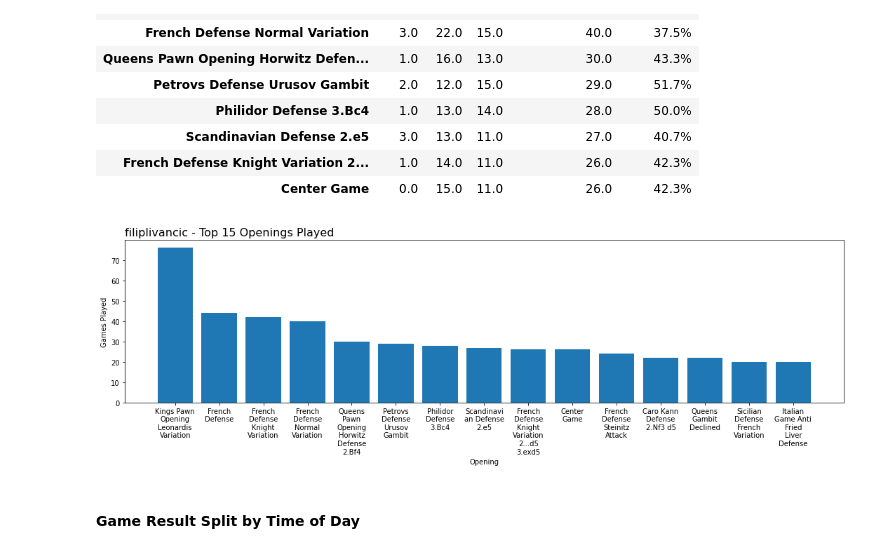
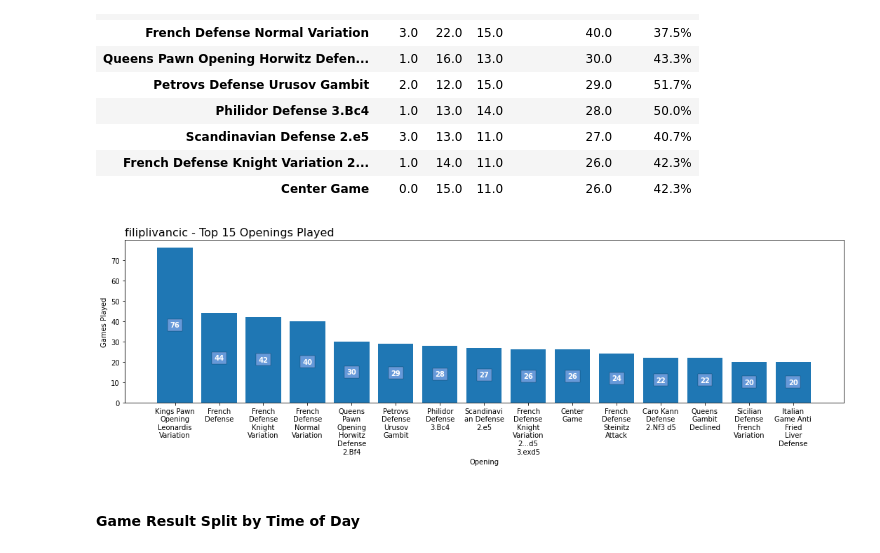
Before and after one commit to Filpill/chess_analysis, a Jupyter notebook: chess_analysis_v2.ipynb, the cells around one changed output. Drawn from its saved outputs; the diff is of its cells as text; code cells hidden in the pictures.

Commit message:
added annonations to bar charts

```diff
--- a/chess_analysis_v2.ipynb
+++ b/chess_analysis_v2.ipynb
@@ -348,6 +348,19 @@ df_blitz[-3:]
 # %%
 def percentage_string(value):
     return "{:.1%}".format(value)
+# %%
+def chart_annotation(df,value_label,ax,chart_type):
+    #Text Annotations
+    [r,g,b] = [.4,.6,.85]
+    [lw,pad] = [0.2,3.5]
+    for i,count in enumerate(df[value_label]):
+        if count > 0:
+            if chart_type == 'bar':
+                ax.text(i,count*0.5,int(count),fontsize=10,color='white',weight='bold',
+                        bbox=dict(fc=(r, g, b), lw=lw, pad=pad),va='center',ha='center')
+            elif chart_type == 'barh':
+                ax.text(count*0.5,i,int(count),fontsize=10,color='white',weight='bold',
+                        bbox=dict(fc=(r, g, b), lw=lw, pad=pad),va='center',ha='center')
 # %% [markdown]
 #### Chess Opening Statistics
 # %%
@@ -387,19 +400,28 @@ df_openings.head(10)
 # %%
 #Setting number of openings to display and wrapping text for readability
 number_of_openings = 15
 opening_name_newlines = ['\n'.join(wrap(open,10)) for i,open in enumerate(df_openings.index[0:number_of_openings])]
 # opening_name_newlines = [('\n' if i % 2 == 1 else '') + opening_name_newlines[i]  for i in range(number_of_openings)] #KEEP IN CASE WE NEED TO ALTERNATE Y POSITION OF X-TICK
 
 fig, ax = plt.subplots(figsize=(15,5))
 ax.bar(opening_name_newlines,df_openings['Games Played'].head(number_of_openings))
 ax.set_title(f'{player} - Top {number_of_openings} Openings Played ',loc='left',fontsize=16)
 ax.set_xlabel('Opening', fontsize = 10)
 ax.set_ylabel('Games Played', fontsize=10)
 
 # plt.subplots_adjust(bottom=0.25) #adjusting plot to prevent x-label cutoff
 plt.tight_layout()
+
+#Setting a backround color
+fig.set_facecolor('white')
+
+#Text Annotations
+chart_annotation(df_openings[0:number_of_openings],'Games Played',ax,'bar')
+plt.tight_layout()
+
+plt.savefig('charts/top_openings.png',edgecolor='darkslategrey',dpi=150)
 # %% [output]
-[figure, old version]
+[figure, new version]
 # %% [markdown]
 #### Game Result Split by Time of Day
 # %%
```
Also changed, not shown: parts of 1 cell of this notebook, 9 other files.
